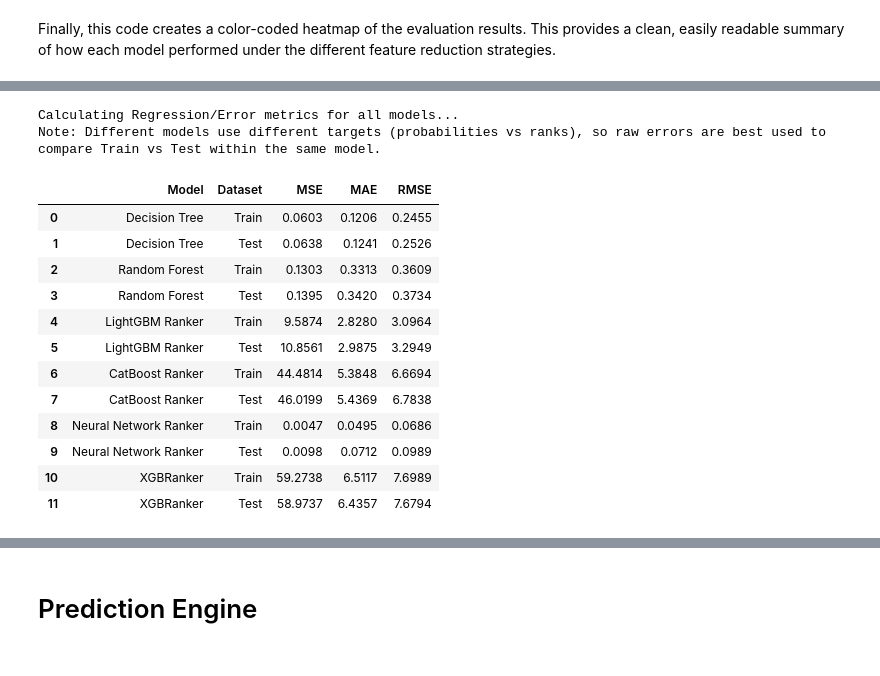
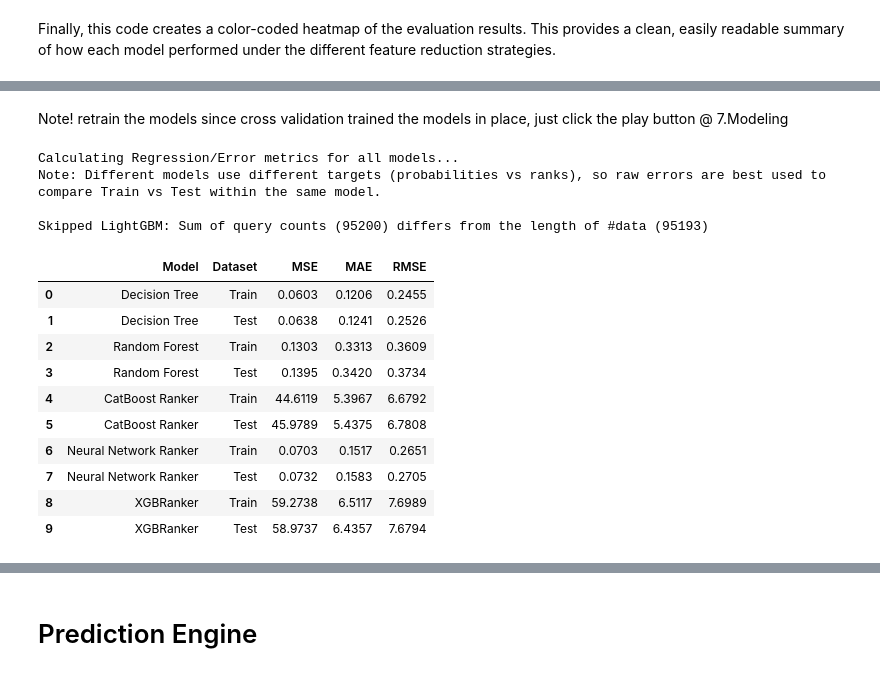
Before and after one commit to knguyen0923/Equi-Metrics, a Jupyter notebook: Equi_Metrics.ipynb, the cells around one changed output, grey strips where cells are left out. Saved outputs shown, nothing was run; the diff lists cells and outputs as text; code cells hidden in the pictures.

```diff
--- a/Equi_Metrics.ipynb
+++ b/Equi_Metrics.ipynb
@@ -2911,7 +2950,7 @@ experiment = {
 # %% [markdown]
 ### 7.5.7 Train the Neural Network
 # %%
-nn_model = build_nn(
+nn_model = build_winner_nn(
     layers=experiment["layers"],
     dropouts=experiment["dropout"],
     learning_rate=experiment["learning_rate"],
@@ -4081,3 +4217,6 @@ print("MAE:", lgbm_diff.abs().mean())
+# %% [markdown]
+Note! retrain the models since cross validation trained the models in place,
+just click the play button @ 7.Modeling
 # %%
 from sklearn.metrics import mean_squared_error, mean_absolute_error
 import numpy as np
@@ -4205,7 +4344,12 @@ try:
         X_train_lgbm_eval[col] = X_train_lgbm_eval[col].astype('category')
         X_test_lgbm_eval[col] = pd.Categorical(X_test_lgbm_eval[col], categories=X_train_lgbm_eval[col].cat.categories)
 
-    # Ensure exact feature order for predict (using the features the model was originally trained on if available)
+    # Re-fit LightGBM to ensure it matches the full evaluation dataset format since it was used in CV
+    lgbm_ranker.fit(
+        X_train_lgbm_eval,
+        lgbm_train_df_eval["relevance"],
+        group=train_group
+    )
     lgbm_pred_train = lgbm_ranker.predict(X_train_lgbm_eval)
     lgbm_pred_test = lgbm_ranker.predict(X_test_lgbm_eval)
     results.append(calculate_errors(lgbm_train_df_eval["relevance"], lgbm_pred_train, "LightGBM Ranker", "Train"))
@@ -4252,6 +4396,8 @@ try:
     train_pool_eval = Pool(data=X_train_cat, label=y_train_cat, group_id=groups_train_cat, cat_features=cat_features_cat)
     test_pool_eval = Pool(data=X_test_cat, label=y_test_cat, group_id=groups_test_cat, cat_features=cat_features_cat)
 
+    # Re-fit CatBoost to ensure it matches the full evaluation dataset format since it was used in CV
+    cat_ranker.fit(train_pool_eval, verbose=False)
     cat_pred_train = cat_ranker.predict(train_pool_eval)
     cat_pred_test = cat_ranker.predict(test_pool_eval)
     results.append(calculate_errors(cat_train_df_eval["rank_label"], cat_pred_train, "CatBoost Ranker", "Train"))
@@ -4261,42 +4407,45 @@ except Exception as e:
 
 try:
     # 4. Neural Network Ranker (Targets: Scaled Rank Label)
     nn_pred_train = nn_model.predict(X_train, verbose=0).flatten()
     nn_pred_test = nn_model.predict(X_test, verbose=0).flatten()
     results.append(calculate_errors(y_train, nn_pred_train, "Neural Network Ranker", "Train"))
     results.append(calculate_errors(y_test, nn_pred_test, "Neural Network Ranker" , "Test"))
 except Exception as e:
     print(f"Skipped Neural Network: {e}")
 
 try:
     # 5. XGBoost (Targets: rank_label)
-    # The global X_train_xgb and X_test_xgb datasets are perfectly matched to what xgb_ranker was fit on.
+    # The global X_train_xgb and X_test_xgb datasets are perfectly matched to what xgb_ranker was fit on originally.
+    # We need to re-fit here because the model was modified in-place during cross-validation.
+    xgb_ranker.fit(X_train_xgb, y_train_xgb, group=group_train)
+
     xgb_pred_train = xgb_ranker.predict(X_train_xgb)
     xgb_pred_test = xgb_ranker.predict(X_test_xgb)
     results.append(calculate_errors(y_train_xgb, xgb_pred_train, "XGBRanker", "Train"))
     results.append(calculate_errors(y_test_xgb, xgb_pred_test, "XGBRanker", "Test"))
 except Exception as e:
     print(f"Skipped XGBoost: {e}")
 
 # Combine and Display
 errors_df = pd.DataFrame(results)
 display(errors_df.style.format({'MSE': '{:.4f}', 'MAE': '{:.4f}', 'RMSE': '{:.4f}'}))
 # %% [output]
 Calculating Regression/Error metrics for all models...
 Note: Different models use different targets (probabilities vs ranks), so raw errors are best used to compare Train vs Test within the same model.
+
+Skipped LightGBM: Sum of query counts (95200) differs from the length of #data (95193)
 |  | Model | Dataset | MSE | MAE | RMSE |
 | 0 | Decision Tree | Train | 0.0603 | 0.1206 | 0.2455 |
 | 1 | Decision Tree | Test | 0.0638 | 0.1241 | 0.2526 |
 | 2 | Random Forest | Train | 0.1303 | 0.3313 | 0.3609 |
 | 3 | Random Forest | Test | 0.1395 | 0.3420 | 0.3734 |
-| 4 | LightGBM Ranker | Train | 9.5874 | 2.8280 | 3.0964 |
-| 5 | LightGBM Ranker | Test | 10.8561 | 2.9875 | 3.2949 |
-| 6 | CatBoost Ranker | Train | 44.4814 | 5.3848 | 6.6694 |
-| 7 | CatBoost Ranker | Test | 46.0199 | 5.4369 | 6.7838 |
-| 8 | Neural Network Ranker | Train | 0.0047 | 0.0495 | 0.0686 |
-| 9 | Neural Network Ranker | Test | 0.0098 | 0.0712 | 0.0989 |
-| 10 | XGBRanker | Train | 59.2738 | 6.5117 | 7.6989 |
-| 11 | XGBRanker | Test | 58.9737 | 6.4357 | 7.6794 |
+| 4 | CatBoost Ranker | Train | 44.6119 | 5.3967 | 6.6792 |
+| 5 | CatBoost Ranker | Test | 45.9789 | 5.4375 | 6.7808 |
+| 6 | Neural Network Ranker | Train | 0.0703 | 0.1517 | 0.2651 |
+| 7 | Neural Network Ranker | Test | 0.0732 | 0.1583 | 0.2705 |
+| 8 | XGBRanker | Train | 59.2738 | 6.5117 | 7.6989 |
+| 9 | XGBRanker | Test | 58.9737 | 6.4357 | 7.6794 |
 # %%
 display(errors_df)
 # %% [output]
```
Also changed, not shown: parts of 26 cells of this notebook.
